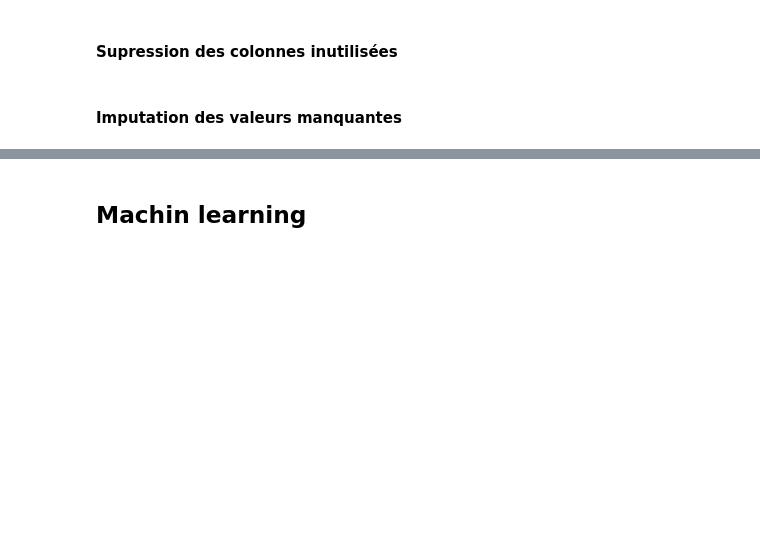
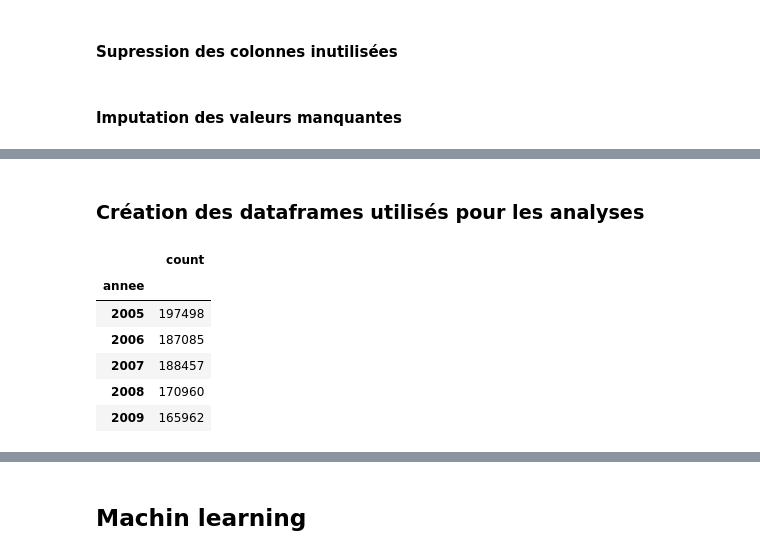
Before and after one commit to LAsmaa/Jupyter_Acidentalit-, a Jupyter notebook: Analyse_Accidentalité.ipynb, the cells around one changed output, grey strips where cells are left out. Saved outputs shown, nothing was run; the diff lists cells and outputs as text; code cells hidden in the pictures; blank space fills up the shorter version.

```diff
--- a/Analyse_Accidentalité.ipynb
+++ b/Analyse_Accidentalité.ipynb
@@ -217,0 +214,14 @@ imputed_df_acc_usr
+# %% [markdown]
+### Création des dataframes utilisés pour les analyses
+# %%
+AccidentDates = df_acc_usr['Date']
+AccidentByYear = AccidentDates.groupby([df_acc_usr['Date'].dt.year.rename('annee')]).agg({'count'})
+AccidentByYear.head(5)
+# %% [output]
+|  | count |
+| annee |  |
+| 2005 | 197498 |
+| 2006 | 187085 |
+| 2007 | 188457 |
+| 2008 | 170960 |
+| 2009 | 165962 |
```
Also changed, not shown: parts of 16 cells of this notebook, 2 other files.
